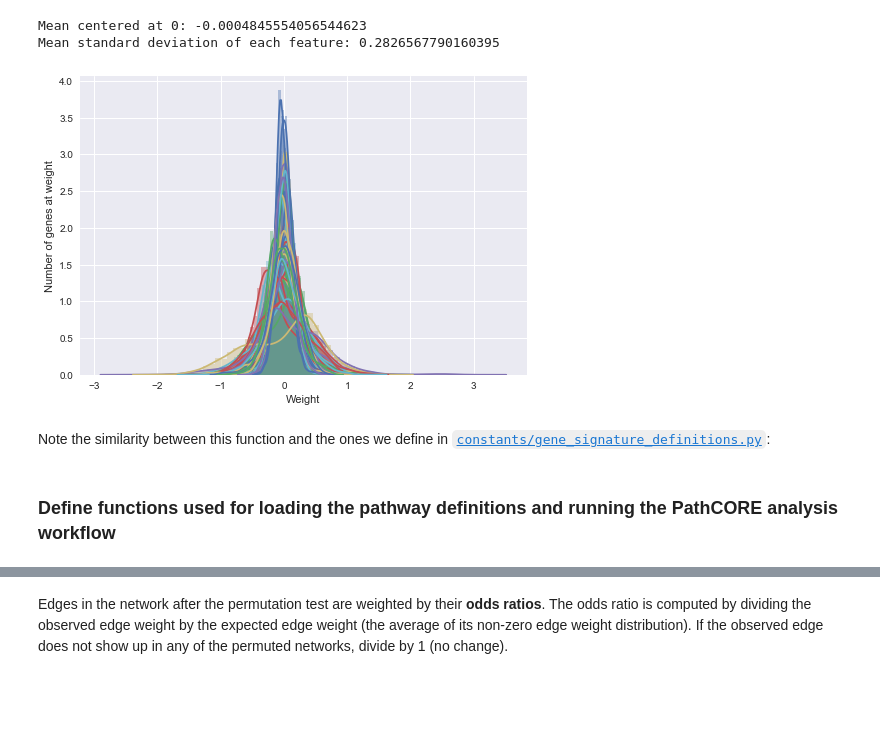
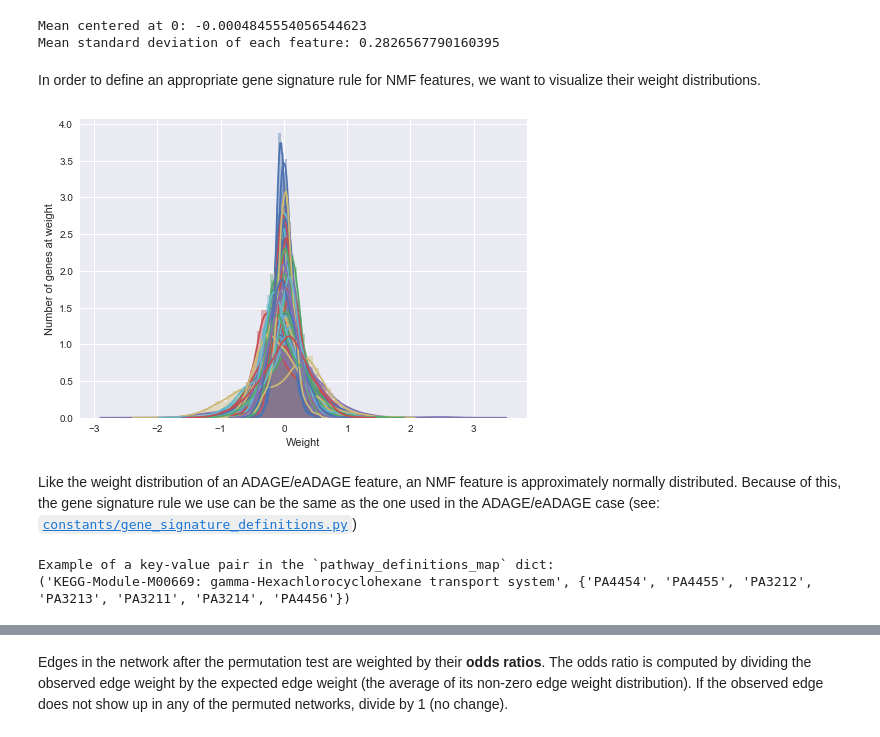
Before and after one commit to greenelab/PathCORE-T-analysis, a Jupyter notebook: jupyter-notebooks/Supplemental_PAO1_FastICA_example.ipynb, the cells around one changed output, grey strips where cells are left out. Saved outputs shown, nothing was run; the diff lists cells and outputs as text; code cells hidden in the pictures; blank space fills up the shorter version.

```diff
--- a/jupyter-notebooks/Supplemental_PAO1_FastICA_example.ipynb
+++ b/jupyter-notebooks/Supplemental_PAO1_FastICA_example.ipynb
@@ -63,20 +80,22 @@ print("Mean standard deviation of each feature: {0}".format(np.mean(np.std(weigh
 # %% [output]
 Mean centered at 0: -0.0004845554056544623
 Mean standard deviation of each feature: 0.2826567790160395
+# %% [markdown]
+In order to define an appropriate gene signature rule for NMF features, we want to visualize their weight distributions.
 # %%
 sns.set(color_codes=True)
 def plot_feature_weight_distributions(end_feature, dataframe):
     fig, ax = plt.subplots()
     for i in range(0, end_feature):
         sns.distplot(weight_matrix[:,i])
     ax.set_xlabel("Weight")
     ax.set_ylabel("Number of genes at weight")
     plt.show()
-plot_feature_weight_distributions(50, weight_matrix)
+plot_feature_weight_distributions(100, weight_matrix)
 # %% [output]
-[figure, old version]
+[figure, new version]
 # %% [markdown]
-Note the similarity between this function and the ones we define in [`constants/gene_signature_definitions.py`](https://github.com/kathyxchen/PathCORE-analysis/blob/master/constants/gene_signature_definitions.py):
+Like the weight distribution of an ADAGE/eADAGE feature, an NMF feature is approximately normally distributed. Because of this, the gene signature rule we use can be the same as the one used in the ADAGE/eADAGE case (see: [`constants/gene_signature_definitions.py`](https://github.com/kathyxchen/PathCORE-analysis/blob/master/constants/gene_signature_definitions.py))
 # %%
 def define_FastICA_gene_signature(std=2.5):
     def _gene_signature(feature_weight_vector, std):
@@ -91,5 +110,3 @@ def define_FastICA_gene_signature(std=2.5):
         return positive_gene_signature, negative_gene_signature
 
     return partial(_gene_signature, std=std)
-# %% [markdown]
-### Define functions used for loading the pathway definitions and running the PathCORE analysis workflow
@@ -112,0 +113,19 @@ def load_pathway_definitions(path_to_file, shorten_pathway_names=None):
+# %%
+# load the pathway definitions file as a pandas.DataFrame
+pathway_definitions_df = pd.read_table(
+    pathways, header=None, names=["pw", "size", "genes"])
+pathway_definitions_df["genes"] = pathway_definitions_df["genes"].map(
+    lambda x: x.split(";"))
+pathway_definitions_df.set_index("pw", inplace=True)
+
+# create a pathway definitions map (key: pathway name, value: set of gene names)
+# from the dataframe.
+pathway_definitions_map = {}
+for index, row in pathway_definitions_df.iterrows():
+    pathway_definitions_map[index] = set(row["genes"])
+
+print("Example of a key-value pair in the `pathway_definitions_map` dict:")
+print(list(pathway_definitions_map.items())[0])
+# %% [output]
+Example of a key-value pair in the `pathway_definitions_map` dict:
+('KEGG-Module-M00669: gamma-Hexachlorocyclohexane transport system', {'PA4454', 'PA4455', 'PA3212', 'PA3213', 'PA3211', 'PA3214', 'PA4456'})
```
Also changed, not shown: parts of 24 cells of this notebook.
